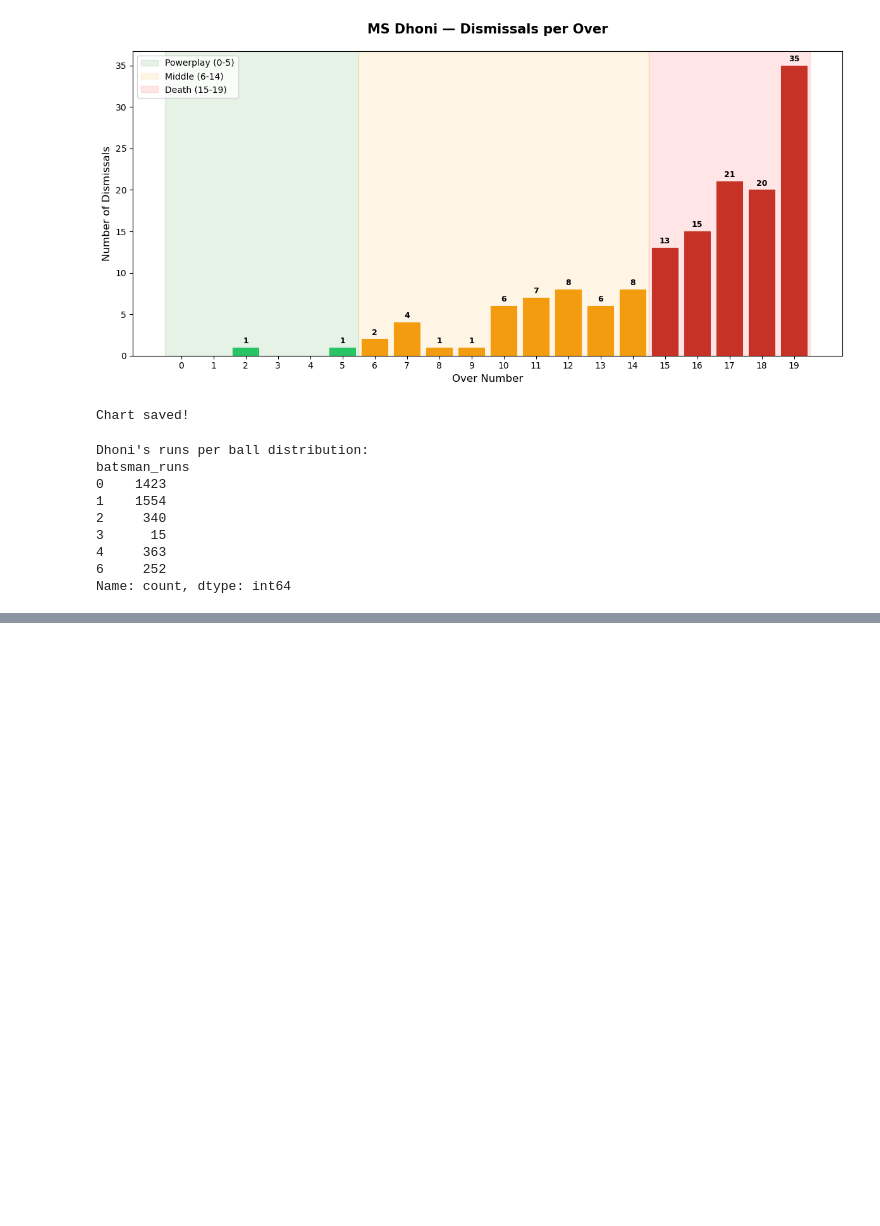
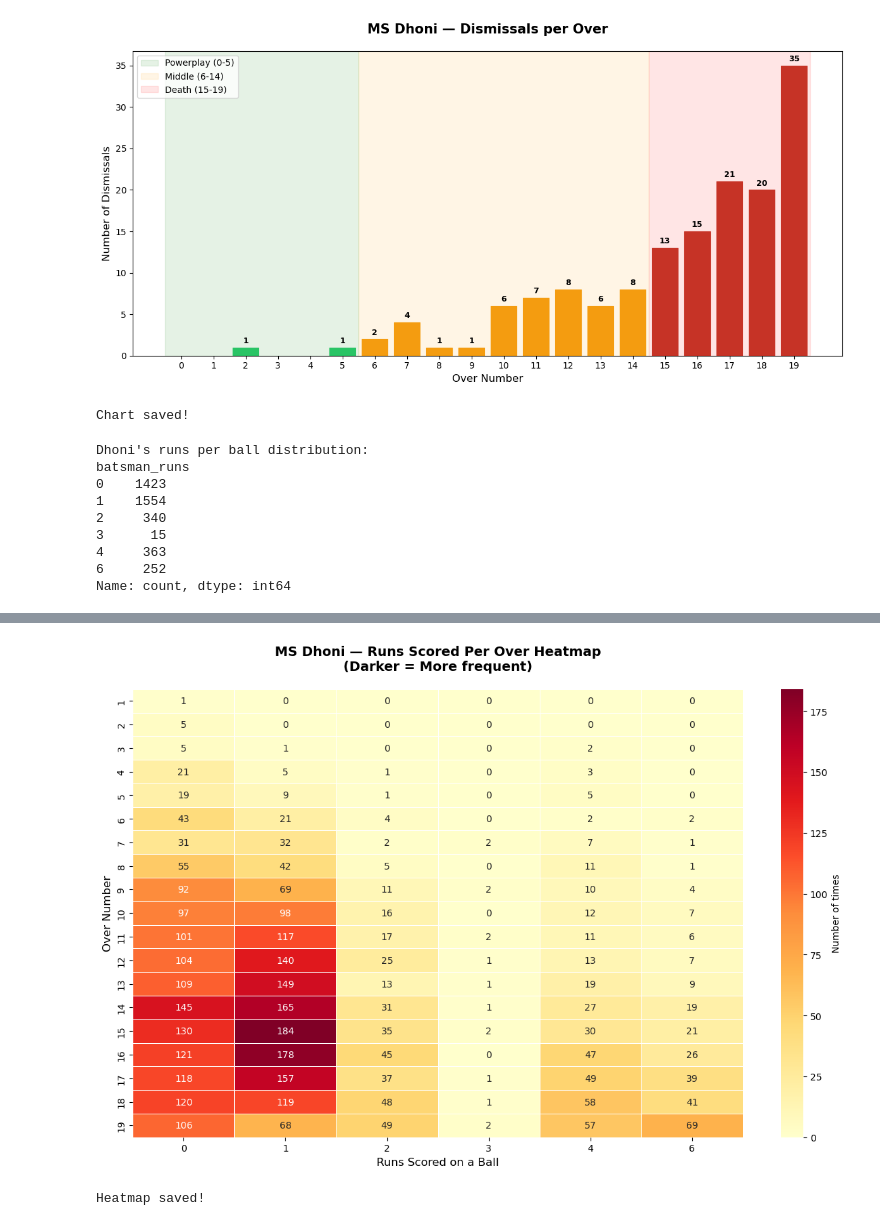
Before and after one commit to mishrashashikamal/ipl-coaching-dashboard, a Jupyter notebook: 01_data_exploration.ipynb, the cells around one changed output, grey strips where cells are left out. Cells and saved outputs as stored; diff of their text form; code cells hidden in the pictures; blank space fills up the shorter version.

```diff
--- a/01_data_exploration.ipynb
+++ b/01_data_exploration.ipynb
@@ -395,0 +440,16 @@ Name: count, dtype: int64
+# %%
+import seaborn as sns
+import numpy as np
+
+# Create pivot table - overs vs runs scored
+# This counts how many times Dhoni scored X runs in over Y
+heatmap_data = player_data.pivot_table(
+    values='ball',        # counting balls
+    index='over',         # rows = over numbers
+    columns='batsman_runs', # columns = runs scored
+    aggfunc='count',      # count occurrences
+    fill_value=0          # fill missing with 0
+)
+
+print("Heatmap data shape:", heatmap_data.shape)
+print(heatmap_data.head(19))
@@ -395,0 +474,26 @@ Name: count, dtype: int64
+# %%
+# Create heatmap
+plt.figure(figsize=(12, 8))
+
+sns.heatmap(
+    heatmap_data,              # our pivot table data
+    cmap='YlOrRd',             # color: yellow=low, red=high
+    annot=True,                # show numbers inside each cell
+    fmt='d',                   # format numbers as integers
+    linewidths=0.5,            # grid lines between cells
+    linecolor='white',         # grid line color
+    cbar_kws={'label': 'Number of times'}  # color bar label
+)
+
+# Labels and title
+plt.title(f'{player} — Runs Scored Per Over Heatmap\n(Darker = More frequent)',
+          fontsize=14, fontweight='bold', pad=20)
+plt.xlabel('Runs Scored on a Ball', fontsize=12)
+plt.ylabel('Over Number', fontsize=12)
+plt.tight_layout()
+plt.savefig('dhoni_heatmap.png', dpi=150, bbox_inches='tight')
+plt.show()
+print("Heatmap saved!")
+# %% [output]
+[figure, added]
+Heatmap saved!
```
Also changed, not shown: parts of 2 cells of this notebook, 2 other files.
